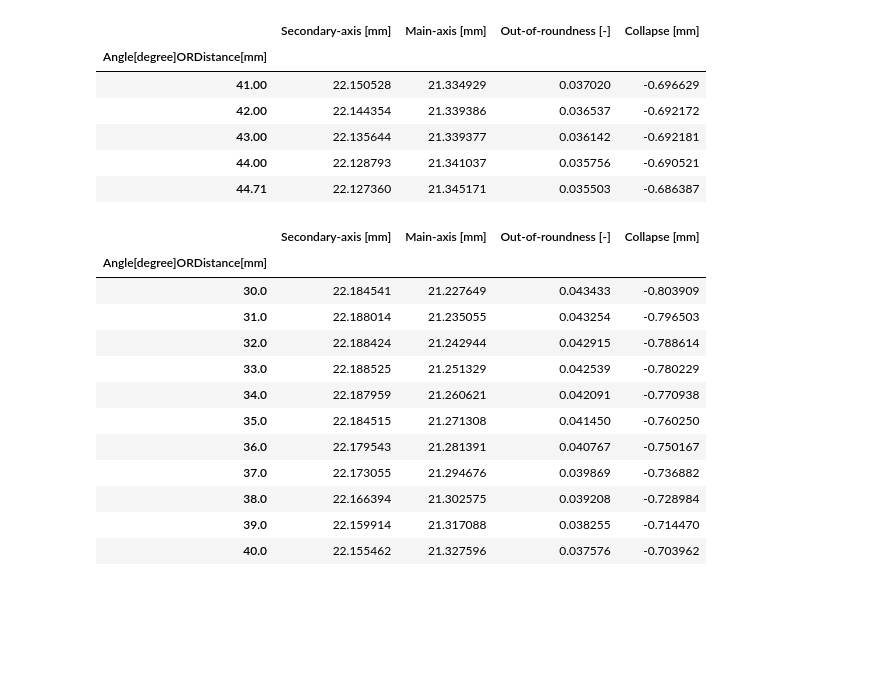
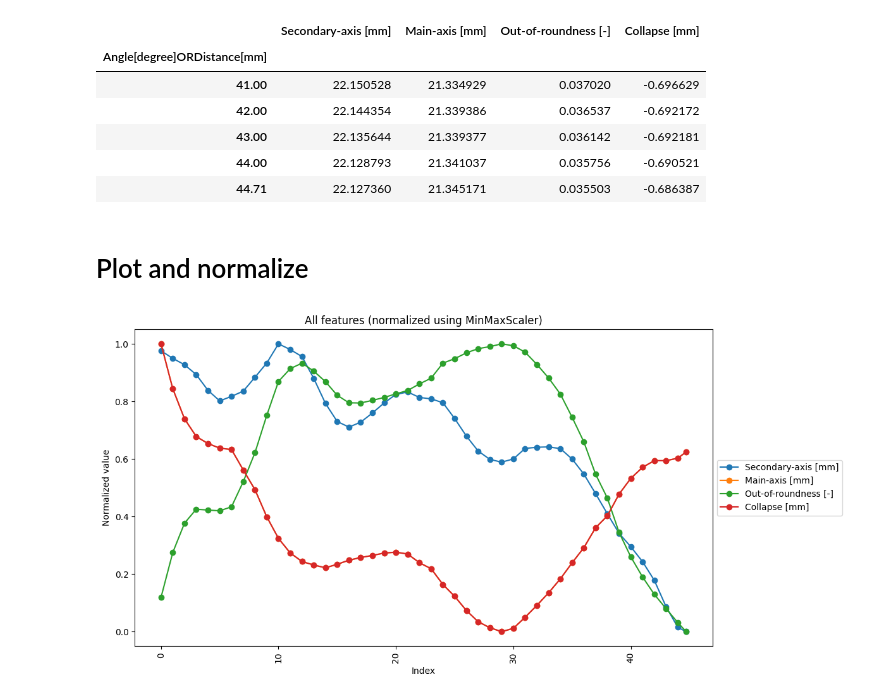
Before and after one commit to arman-niaruhi/temporal-windows-analysis-rotary-tube-bending, a Jupyter notebook: research/tubebend-main/preprocessing.ipynb, the cells around one changed output. Saved outputs shown, nothing was run; the diff lists cells and outputs as text; code cells hidden in the pictures; blank space fills up the shorter version.

```diff
--- a/research/tubebend-main/preprocessing.ipynb
+++ b/research/tubebend-main/preprocessing.ipynb
@@ -111,25 +199,35 @@ df_geometry_data.tail()
 | 43.00 | 22.135644 | 21.339377 | 0.036142 | -0.692181 |
 | 44.00 | 22.128793 | 21.341037 | 0.035756 | -0.690521 |
 | 44.71 | 22.127360 | 21.345171 | 0.035503 | -0.686387 |
-# %%
-# Suppose you want angles between 10 and 30 degrees
-start_angle = 30
-end_angle = 40
-
-# Select rows using index (which is Angle[degree])
-window_df = df_geometry_data.loc[start_angle:end_angle]
-window_df
-# %% [output]
-|  | Secondary-axis [mm] | Main-axis [mm] | Out-of-roundness [-] | Collapse [mm] |
-| Angle[degree]ORDistance[mm] |  |  |  |  |
-| 30.0 | 22.184541 | 21.227649 | 0.043433 | -0.803909 |
-| 31.0 | 22.188014 | 21.235055 | 0.043254 | -0.796503 |
-| 32.0 | 22.188424 | 21.242944 | 0.042915 | -0.788614 |
-| 33.0 | 22.188525 | 21.251329 | 0.042539 | -0.780229 |
-| 34.0 | 22.187959 | 21.260621 | 0.042091 | -0.770938 |
-| 35.0 | 22.184515 | 21.271308 | 0.041450 | -0.760250 |
-| 36.0 | 22.179543 | 21.281391 | 0.040767 | -0.750167 |
-| 37.0 | 22.173055 | 21.294676 | 0.039869 | -0.736882 |
-| 38.0 | 22.166394 | 21.302575 | 0.039208 | -0.728984 |
-| 39.0 | 22.159914 | 21.317088 | 0.038255 | -0.714470 |
-| 40.0 | 22.155462 | 21.327596 | 0.037576 | -0.703962 |
+# %% [markdown]
+# Plot and normalize
+# %%
+import matplotlib.pyplot as plt
+from sklearn.preprocessing import MinMaxScaler
+import pandas as pd
+
+# Initialize the MinMaxScaler
+scaler = MinMaxScaler()
+
+# Fit and transform the data
+df_geometry_data_norm = pd.DataFrame(
+    scaler.fit_transform(df_geometry_data),
+    columns=df_geometry_data.columns,
+    index=df_geometry_data.index
+)
+
+plt.figure(figsize=(12, 6))
+
+# Plot all columns in one figure
+for col in df_geometry_data_norm.columns:
+    plt.plot(df_geometry_data_norm.index, df_geometry_data_norm[col], marker="o", label=col)
+
+plt.title("All features (normalized using MinMaxScaler)")
+plt.xlabel("Index")
+plt.ylabel("Normalized value")
+plt.xticks(rotation=90)
+plt.legend(loc="center left", bbox_to_anchor=(1, 0.5))  # legend outside
+plt.tight_layout()
+plt.show()
+# %% [output]
+[figure, added]
```
Also changed, not shown: parts of 34 cells of this notebook, 1 other file.
